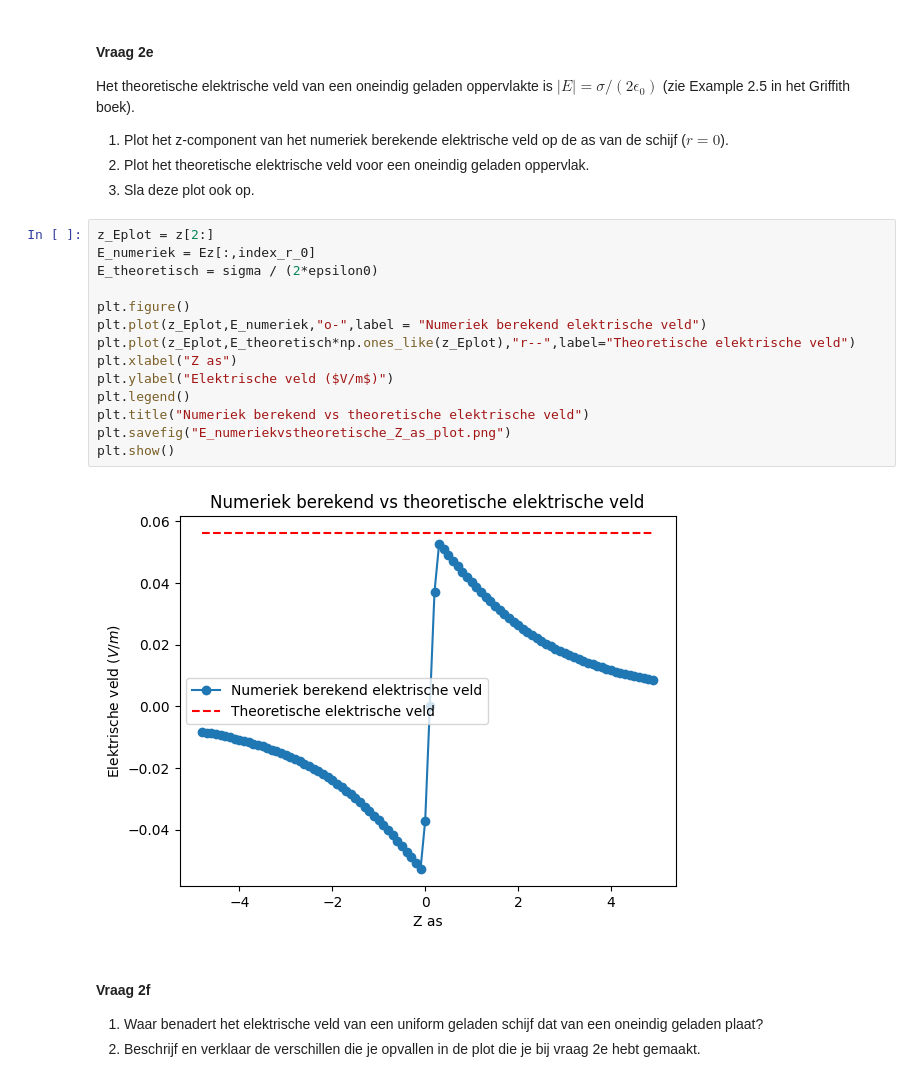
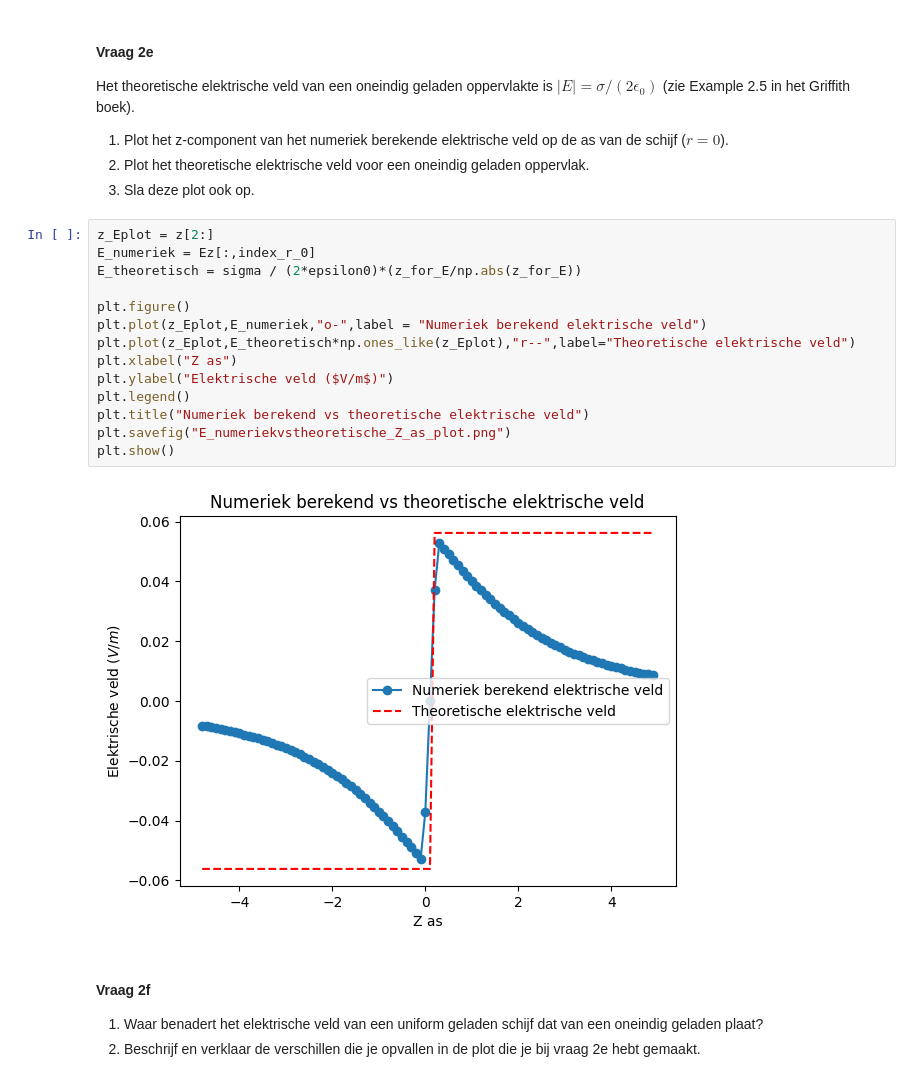
Before and after one commit to daantjebunschoten1-gif/opdrachten-DEF-D, a Jupyter notebook: DigitaleOntwerpopdrachten/1CondensatorOpdracht/CondensatorOntwerpopdracht.ipynb, the cells around one changed output. Cells and saved outputs as stored; diff of their text form.

```diff
--- a/DigitaleOntwerpopdrachten/1CondensatorOpdracht/CondensatorOntwerpopdracht.ipynb
+++ b/DigitaleOntwerpopdrachten/1CondensatorOpdracht/CondensatorOntwerpopdracht.ipynb
@@ -260,19 +273,19 @@ Het theoretische elektrische veld van een oneindig geladen oppervlakte is $|E| =
 # %%
 z_Eplot = z[2:]
 E_numeriek = Ez[:,index_r_0]
-E_theoretisch = sigma / (2*epsilon0)
+E_theoretisch = sigma / (2*epsilon0)*(z_for_E/np.abs(z_for_E))
 
 plt.figure()
 plt.plot(z_Eplot,E_numeriek,"o-",label = "Numeriek berekend elektrische veld")
 plt.plot(z_Eplot,E_theoretisch*np.ones_like(z_Eplot),"r--",label="Theoretische elektrische veld")
 plt.xlabel("Z as")
 plt.ylabel("Elektrische veld ($V/m$)")
 plt.legend()
 plt.title("Numeriek berekend vs theoretische elektrische veld")
 plt.savefig("E_numeriekvstheoretische_Z_as_plot.png")
 plt.show()
 # %% [output]
-[figure, old version]
+[figure, new version]
 # %% [markdown]
 #### Vraag 2f
 1. Waar benadert het elektrische veld van een uniform geladen schijf dat van een oneindig geladen plaat?
```
Also changed, not shown: parts of 8 cells of this notebook.
